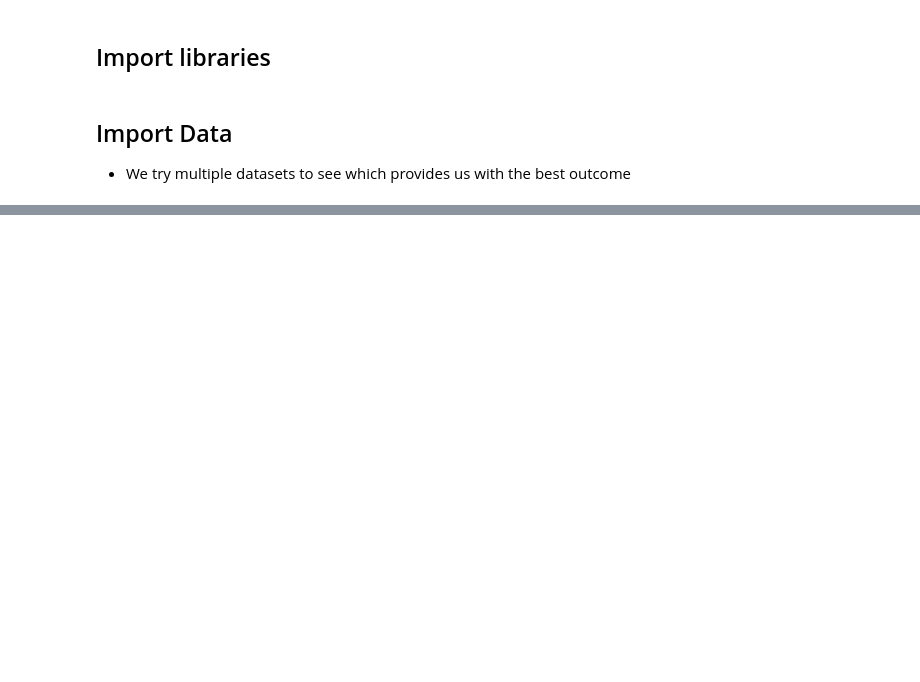
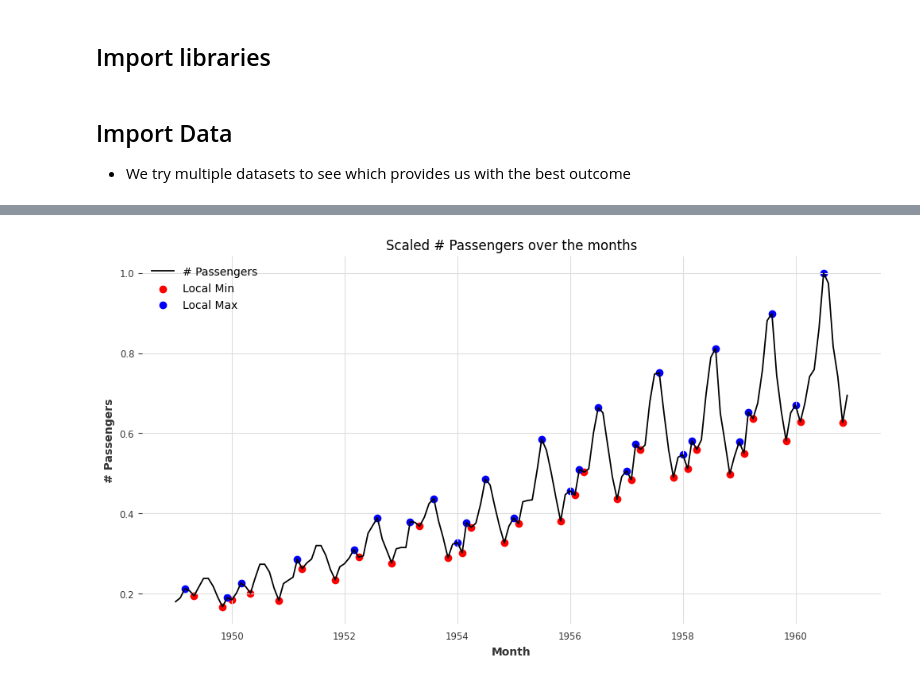
Before and after one commit to rishab-t0910/agco_ameren_hackathon, a Jupyter notebook: rishab_work.ipynb, the cells around one changed output, grey strips where cells are left out. Drawn from its saved outputs; the diff is of its cells as text; code cells hidden in the pictures; blank space fills up the shorter version.

```diff
--- a/rishab_work.ipynb
+++ b/rishab_work.ipynb
@@ -82,0 +82,27 @@ scaled_traffic
+# %%
+## Find local minimums and plot the month
+airpass_data = airpass_raw.copy()
+airpass_data['LMin'] = 0
+airpass_data['LMax'] = 0
+passengers = []
+
+for row, index in airpass_data.iterrows():
+    passengers.append(index['#Passengers'])
+
+for i in range(len(passengers)):
+    if i > 0 and i < len(passengers)-1:
+        if passengers[i] < passengers[i-1] and passengers[i] < passengers[i+1]:
+            airpass_data.loc[i, "LMin"] = 1
+        if passengers[i] > passengers[i-1] and passengers[i] > passengers[i+1]:
+            airpass_data.loc[i, "LMax"] = 1
+
+## Keep out these values to prevent any errors
+to_conc = airpass_data[['Month', "LMin", "LMax"]]
+
+## Scale train and test
+scaler = MaxAbsScaler()
+airpass_scaled_data = pd.DataFrame(scaler.fit_transform(np.array(airpass_data.drop(columns = ['Month', "LMin", "LMax"])))).rename(columns = {0:"# Passengers"})
+
+# ## Add month to both
+airpass_scaled_data = pd.concat([to_conc, airpass_scaled_data], axis = 1)
+airpass_scaled_data
@@ -82,0 +128,16 @@ scaled_traffic
+# %%
+fig, axes = plt.subplots(nrows = 1, ncols = 1, figsize = (12, 6))
+lmins = airpass_scaled_data[airpass_scaled_data['LMin'] == 1]
+lmaxs = airpass_scaled_data[airpass_scaled_data['LMax'] == 1]
+
+axes.plot(airpass_scaled_data['Month'], airpass_scaled_data['# Passengers'], label = '# Passengers')
+axes.set_xlabel("Month")
+axes.set_ylabel("# Passengers")
+axes.set_title("Scaled # Passengers over the months")
+axes.scatter(lmins['Month'], lmins['# Passengers'], color='red', label = 'Local Min')
+axes.scatter(lmaxs['Month'], lmaxs['# Passengers'], color='blue', label = 'Local Max')
+axes.legend()
+
+plt.show()
+# %% [output]
+[figure, added]
```
Also changed, not shown: parts of 16 cells of this notebook, 1 other file.
